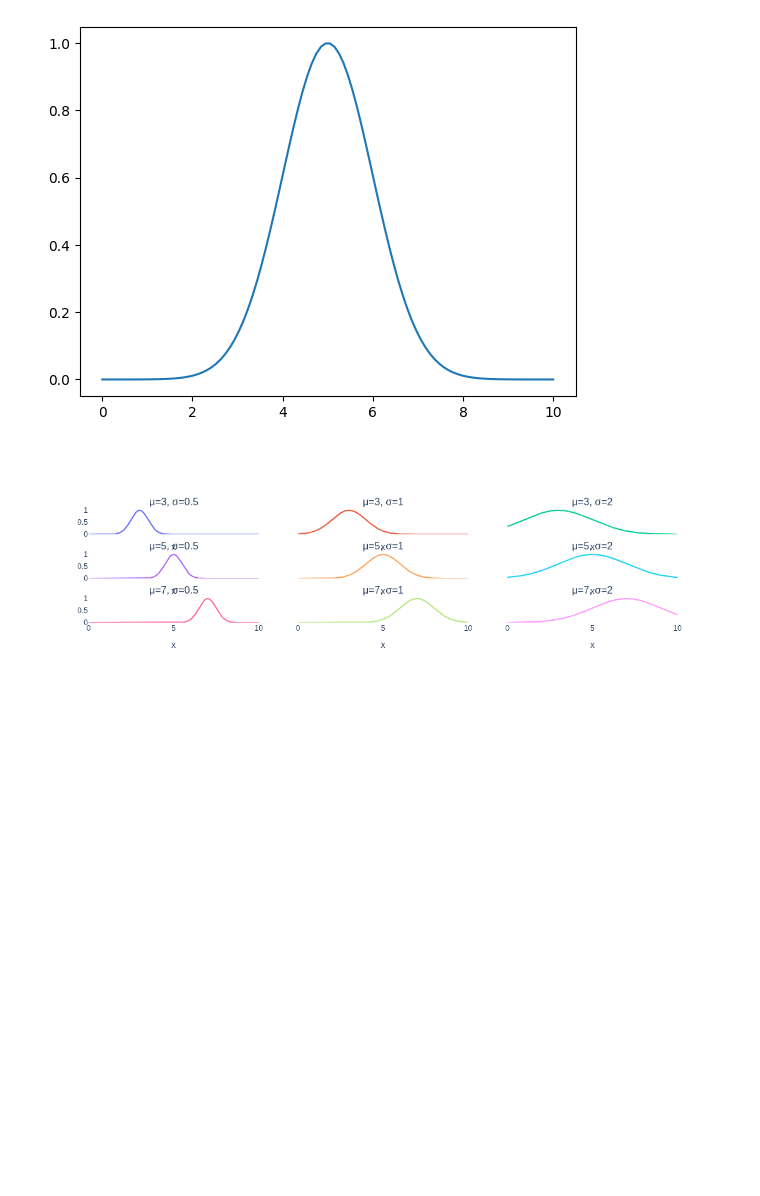
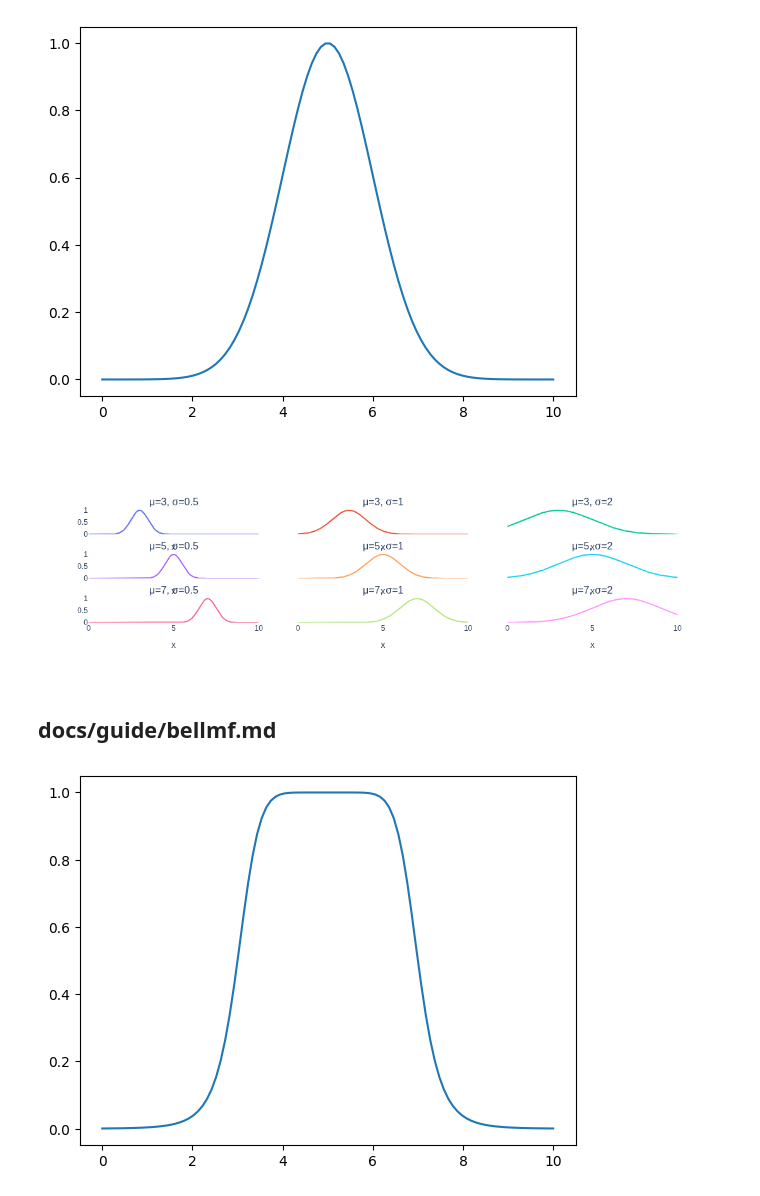
Before and after one commit to dcruzf/anfis-toolbox, a Jupyter notebook: docs/plots.ipynb, the cells around one changed output. Cells and saved outputs as stored; diff of their text form; code cells hidden in the pictures; blank space fills up the shorter version.

```diff
--- a/docs/plots.ipynb
+++ b/docs/plots.ipynb
@@ -1,3 +1,10 @@
+# %%
+from pathlib import Path
+
+p = Path("plots.ipynb").resolve()
+p = p.parent / "assets"
+
+assert p.exists()
 # %% [markdown]
 ## docs/guide/gaussianmf.md
 # %%
@@ -88,2 +95,20 @@ pio.write_html(fig, file="docs/assets/gaussian_mf_subplots.html")
 # %% [output]
 [figure]
+# %% [markdown]
+## docs/guide/bellmf.md
+# %%
+import numpy as np
+import matplotlib.pyplot as plt
+from anfis_toolbox import BellMF
+
+
+bellmf = BellMF(a=2, b=4, c=5)
+x = np.linspace(0, 10, 100)
+y = bellmf(x)
+
+plt.plot(x, y)
+plt.savefig(p / "bell_mf.svg", format="svg")
+
+plt.show()
+# %% [output]
+[figure, added]
```
Also changed, not shown: parts of 2 cells of this notebook, 5 other files.
